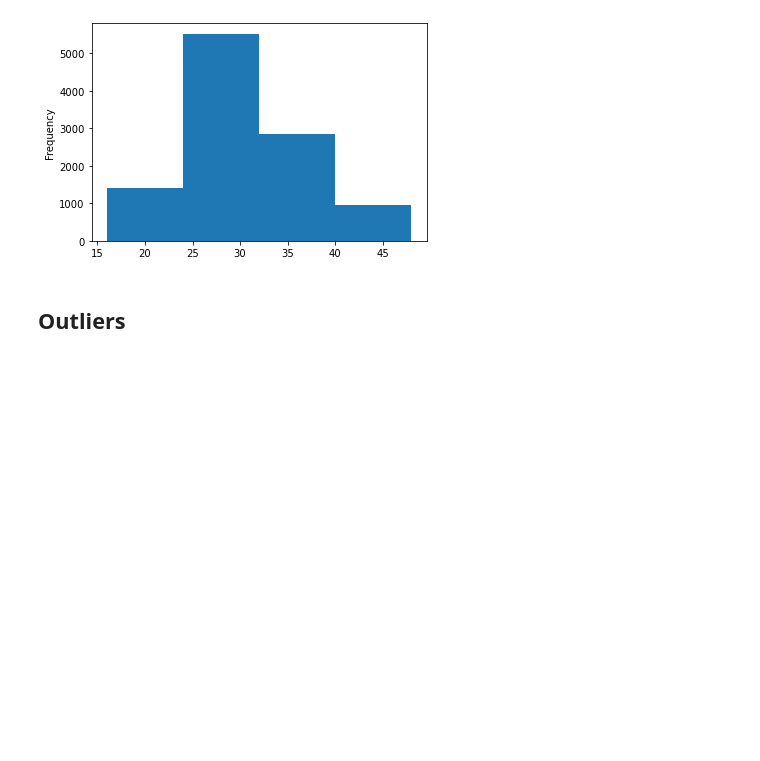
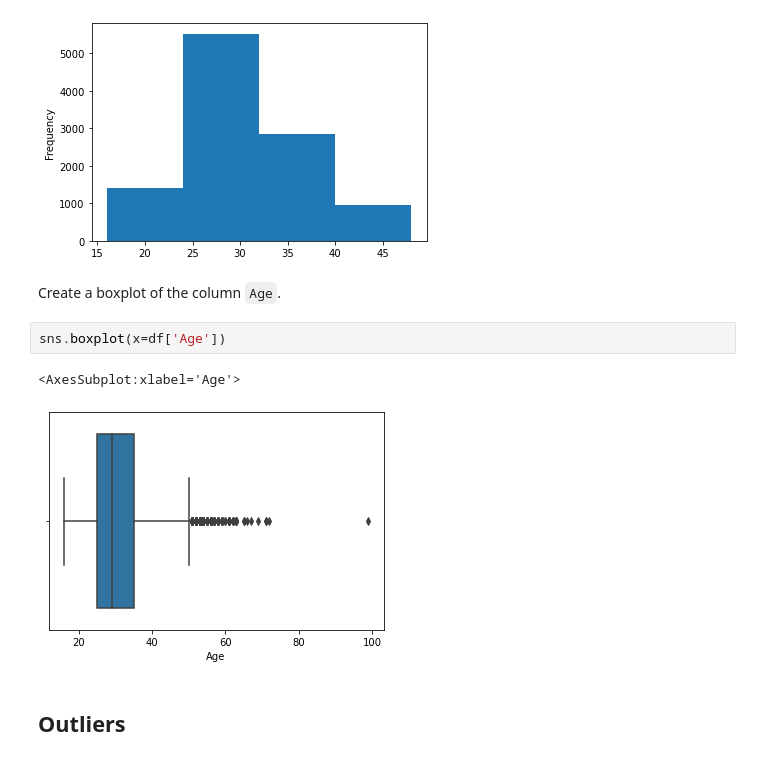
Before and after one commit to Andrew-Carlson/job_trends_analysis, a Jupyter notebook: exploratory_data_analysis.ipynb, the cells around one changed output. Drawn from its saved outputs; the diff is of its cells as text; blank space fills up the shorter version.

```diff
--- a/exploratory_data_analysis.ipynb
+++ b/exploratory_data_analysis.ipynb
@@ -126,6 +127,13 @@ df['Age'].plot.hist(bins=bins)
 # %% [output]
 <AxesSubplot:ylabel='Frequency'>
 [figure]
+# %% [markdown]
+Create a boxplot of the column `Age`.
+# %%
+sns.boxplot(x=df['Age'])
+# %% [output]
+<AxesSubplot:xlabel='Age'>
+[figure, added]
 # %% [markdown]
 ## Outliers
 # %% [markdown]
```
Also changed, not shown: parts of 20 cells of this notebook.
